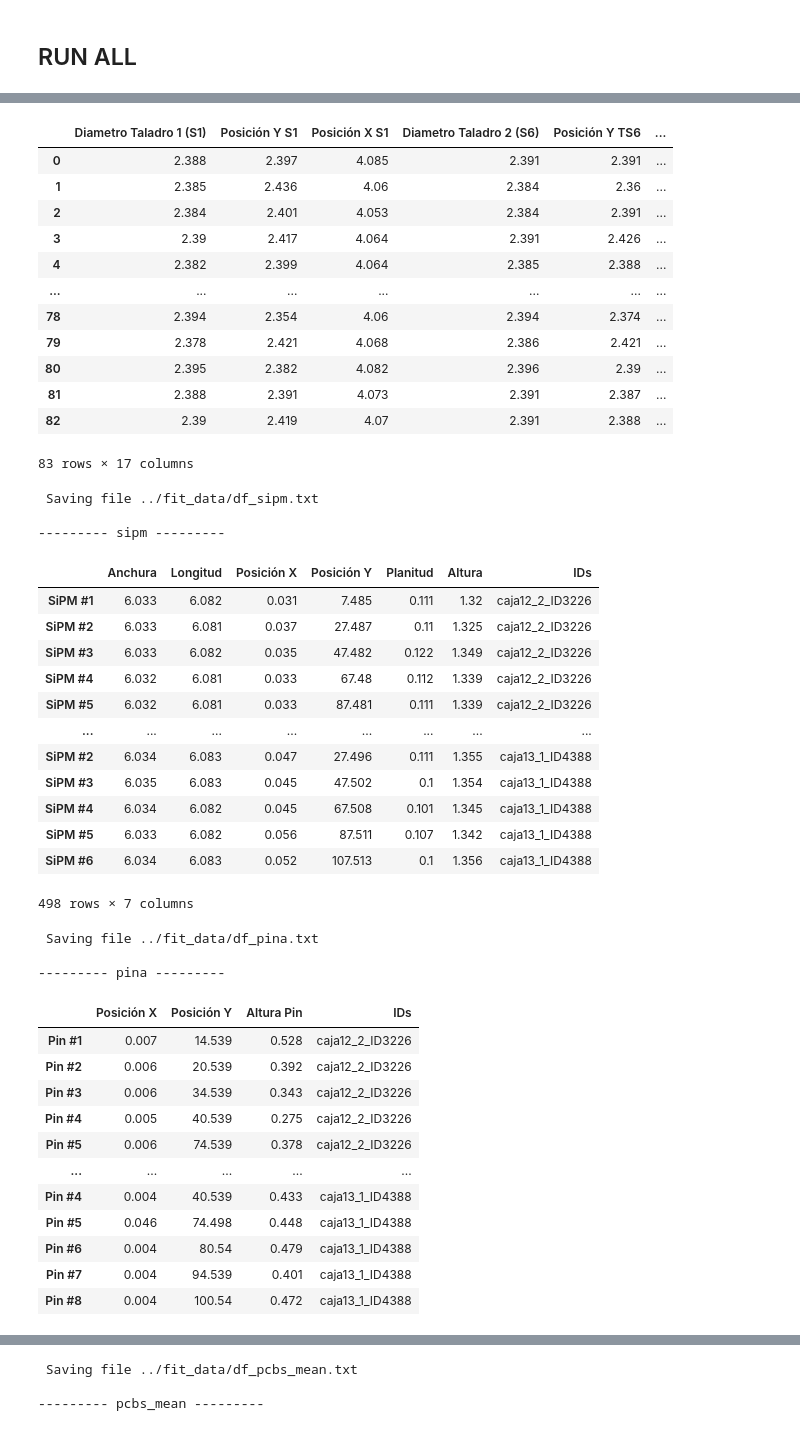
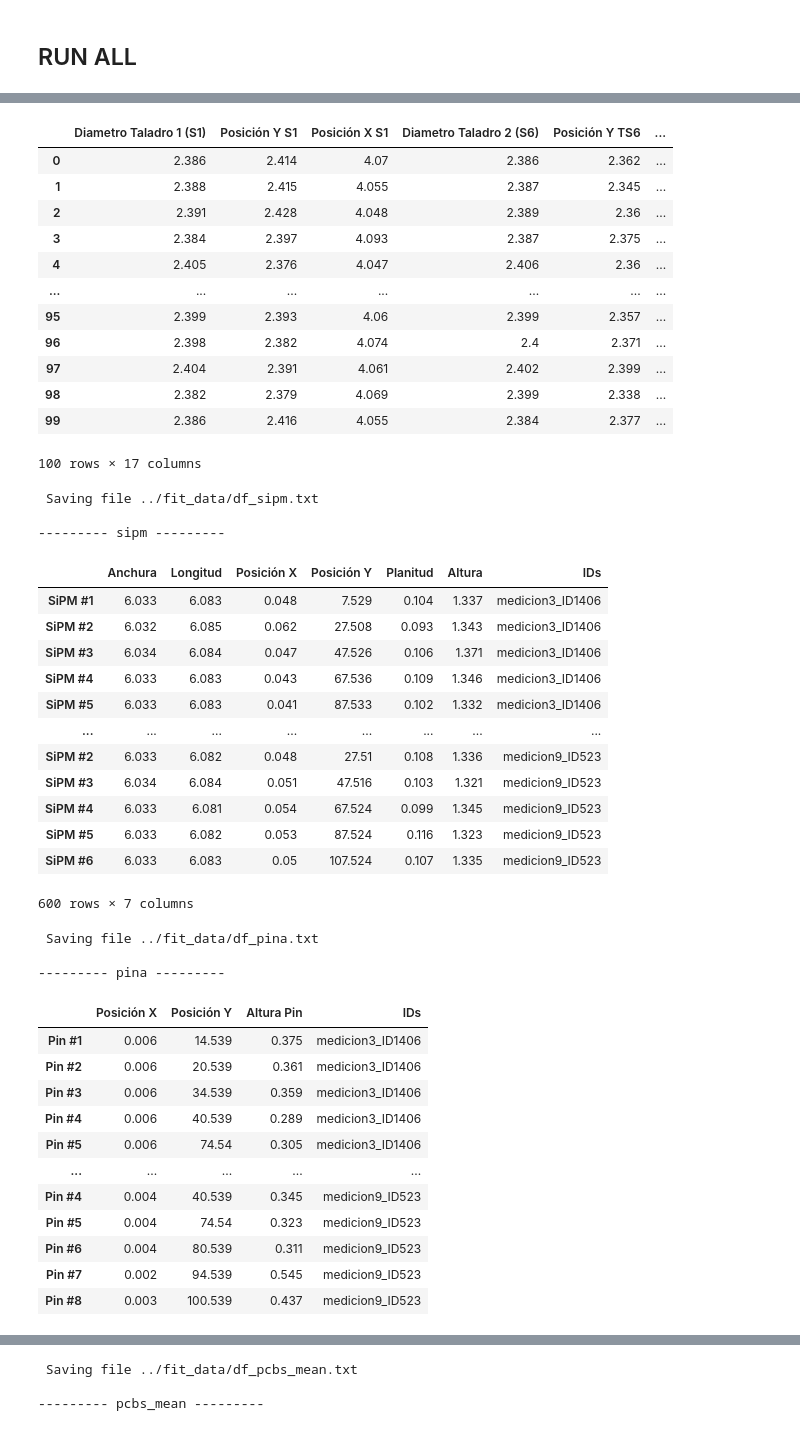
Before and after one commit to CIEMAT-Neutrino/Analysis_Lab_SiPMs, a Jupyter notebook: notebooks/SiPMsDimensions.ipynb, the cells around one changed output, grey strips where cells are left out. Saved outputs shown, nothing was run; the diff lists cells and outputs as text; code cells hidden in the pictures.

```diff
--- a/notebooks/SiPMsDimensions.ipynb
+++ b/notebooks/SiPMsDimensions.ipynb
@@ -31,7 +31,7 @@ pinr_labels = ['Altura Pin'] #pin reverso
 # They can also be printed in the notebook with terminal_output = True
 
 # folder = "../data/10_03_2023/"
-folder = "../data/05_05_2023/"
+folder = "../data/05_05_2023_corrected/"
 pcbs,sipm,pinr,pina = data2npy(folder=folder,pcbs_labels=pcbs_labels,sipm_labels=sipm_labels,pins_labels=pina_labels,mode=10,debug=False)
 
 # df_pcbs_ids = df_display(pcbs,labels = pcbs_labels+["IDs"],name="pcbs",terminal_output=True,save=True)
@@ -39,7 +39,7 @@ pcbs,sipm,pinr,pina = data2npy(folder=folder,pcbs_labels=pcbs_labels,sipm_labels
 # df_pina_ids = df_display(pina,labels = pina_labels+["IDs"],name="pina",terminal_output=True,save=True,index=["Pin #1","Pin #2","Pin #3","Pin #4","Pin #5","Pin #6","Pin #7","Pin #8"]*len(df_pcbs_ids))
 # df_pinr_ids = df_display(pinr,labels = pinr_labels+["IDs"],name="pinr",terminal_output=True,save=True,index=["Pin #1","Pin #2","Pin #3","Pin #4","Pin #5","Pin #6","Pin #7","Pin #8"]*len(df_pcbs_ids))
 
-folder = "../data/weird_05_05/"
+folder = "../data/weird_05_05_corrected/"
 Wpcbs,Wsipm,Wpinr,Wpina = data2npy(folder=folder,pcbs_labels=pcbs_labels,sipm_labels=sipm_labels,pins_labels=pina_labels,mode=3,debug=False)
 
 df_pcbs_ids = df_display(np.concatenate((pcbs,Wpcbs),axis=0),labels = pcbs_labels+["IDs"], name="pcbs", terminal_output=True, save=True)
@@ -63,48 +60,48 @@ WARNING: the configuration for the xlsx is hard-coded, any change in the naming
 
  Saving file ../fit_data/df_pcbs.txt
 
 --------- pcbs ---------
 |  | Diametro Taladro 1 (S1) | Posición Y S1 | Posición X S1 | Diametro Taladro 2 (S6) | Posición Y TS6 | ... |
-| 0 | 2.388 | 2.397 | 4.085 | 2.391 | 2.391 | ... |
-| 1 | 2.385 | 2.436 | 4.06 | 2.384 | 2.36 | ... |
-| 2 | 2.384 | 2.401 | 4.053 | 2.384 | 2.391 | ... |
-| 3 | 2.39 | 2.417 | 4.064 | 2.391 | 2.426 | ... |
-| 4 | 2.382 | 2.399 | 4.064 | 2.385 | 2.388 | ... |
+| 0 | 2.386 | 2.414 | 4.07 | 2.386 | 2.362 | ... |
+| 1 | 2.388 | 2.415 | 4.055 | 2.387 | 2.345 | ... |
+| 2 | 2.391 | 2.428 | 4.048 | 2.389 | 2.36 | ... |
+| 3 | 2.384 | 2.397 | 4.093 | 2.387 | 2.375 | ... |
+| 4 | 2.405 | 2.376 | 4.047 | 2.406 | 2.36 | ... |
 | ... | ... | ... | ... | ... | ... | ... |
-| 78 | 2.394 | 2.354 | 4.06 | 2.394 | 2.374 | ... |
-| 79 | 2.378 | 2.421 | 4.068 | 2.386 | 2.421 | ... |
-| 80 | 2.395 | 2.382 | 4.082 | 2.396 | 2.39 | ... |
-| 81 | 2.388 | 2.391 | 4.073 | 2.391 | 2.387 | ... |
-| 82 | 2.39 | 2.419 | 4.07 | 2.391 | 2.388 | ... |
+| 95 | 2.399 | 2.393 | 4.06 | 2.399 | 2.357 | ... |
+| 96 | 2.398 | 2.382 | 4.074 | 2.4 | 2.371 | ... |
+| 97 | 2.404 | 2.391 | 4.061 | 2.402 | 2.399 | ... |
+| 98 | 2.382 | 2.379 | 4.069 | 2.399 | 2.338 | ... |
+| 99 | 2.386 | 2.416 | 4.055 | 2.384 | 2.377 | ... |
-83 rows × 17 columns
+100 rows × 17 columns
  Saving file ../fit_data/df_sipm.txt
 
 --------- sipm ---------
 |  | Anchura | Longitud | Posición X | Posición Y | Planitud | Altura | IDs |
-| SiPM #1 | 6.033 | 6.082 | 0.031 | 7.485 | 0.111 | 1.32 | caja12_2_ID3226 |
-| SiPM #2 | 6.033 | 6.081 | 0.037 | 27.487 | 0.11 | 1.325 | caja12_2_ID3226 |
-| SiPM #3 | 6.033 | 6.082 | 0.035 | 47.482 | 0.122 | 1.349 | caja12_2_ID3226 |
-| SiPM #4 | 6.032 | 6.081 | 0.033 | 67.48 | 0.112 | 1.339 | caja12_2_ID3226 |
-| SiPM #5 | 6.032 | 6.081 | 0.033 | 87.481 | 0.111 | 1.339 | caja12_2_ID3226 |
+| SiPM #1 | 6.033 | 6.083 | 0.048 | 7.529 | 0.104 | 1.337 | medicion3_ID1406 |
+| SiPM #2 | 6.032 | 6.085 | 0.062 | 27.508 | 0.093 | 1.343 | medicion3_ID1406 |
+| SiPM #3 | 6.034 | 6.084 | 0.047 | 47.526 | 0.106 | 1.371 | medicion3_ID1406 |
+| SiPM #4 | 6.033 | 6.083 | 0.043 | 67.536 | 0.109 | 1.346 | medicion3_ID1406 |
+| SiPM #5 | 6.033 | 6.083 | 0.041 | 87.533 | 0.102 | 1.332 | medicion3_ID1406 |
 | ... | ... | ... | ... | ... | ... | ... | ... |
-| SiPM #2 | 6.034 | 6.083 | 0.047 | 27.496 | 0.111 | 1.355 | caja13_1_ID4388 |
-| SiPM #3 | 6.035 | 6.083 | 0.045 | 47.502 | 0.1 | 1.354 | caja13_1_ID4388 |
-| SiPM #4 | 6.034 | 6.082 | 0.045 | 67.508 | 0.101 | 1.345 | caja13_1_ID4388 |
-| SiPM #5 | 6.033 | 6.082 | 0.056 | 87.511 | 0.107 | 1.342 | caja13_1_ID4388 |
-| SiPM #6 | 6.034 | 6.083 | 0.052 | 107.513 | 0.1 | 1.356 | caja13_1_ID4388 |
+| SiPM #2 | 6.033 | 6.082 | 0.048 | 27.51 | 0.108 | 1.336 | medicion9_ID523 |
+| SiPM #3 | 6.034 | 6.084 | 0.051 | 47.516 | 0.103 | 1.321 | medicion9_ID523 |
+| SiPM #4 | 6.033 | 6.081 | 0.054 | 67.524 | 0.099 | 1.345 | medicion9_ID523 |
+| SiPM #5 | 6.033 | 6.082 | 0.053 | 87.524 | 0.116 | 1.323 | medicion9_ID523 |
+| SiPM #6 | 6.033 | 6.083 | 0.05 | 107.524 | 0.107 | 1.335 | medicion9_ID523 |
-498 rows × 7 columns
+600 rows × 7 columns
  Saving file ../fit_data/df_pina.txt
 
 --------- pina ---------
 |  | Posición X | Posición Y | Altura Pin | IDs |
-| Pin #1 | 0.007 | 14.539 | 0.528 | caja12_2_ID3226 |
-| Pin #2 | 0.006 | 20.539 | 0.392 | caja12_2_ID3226 |
-| Pin #3 | 0.006 | 34.539 | 0.343 | caja12_2_ID3226 |
-| Pin #4 | 0.005 | 40.539 | 0.275 | caja12_2_ID3226 |
-| Pin #5 | 0.006 | 74.539 | 0.378 | caja12_2_ID3226 |
+| Pin #1 | 0.006 | 14.539 | 0.375 | medicion3_ID1406 |
+| Pin #2 | 0.006 | 20.539 | 0.361 | medicion3_ID1406 |
+| Pin #3 | 0.006 | 34.539 | 0.359 | medicion3_ID1406 |
+| Pin #4 | 0.006 | 40.539 | 0.289 | medicion3_ID1406 |
+| Pin #5 | 0.006 | 74.54 | 0.305 | medicion3_ID1406 |
 | ... | ... | ... | ... | ... |
-| Pin #4 | 0.004 | 40.539 | 0.433 | caja13_1_ID4388 |
-| Pin #5 | 0.046 | 74.498 | 0.448 | caja13_1_ID4388 |
-| Pin #6 | 0.004 | 80.54 | 0.479 | caja13_1_ID4388 |
-| Pin #7 | 0.004 | 94.539 | 0.401 | caja13_1_ID4388 |
-| Pin #8 | 0.004 | 100.54 | 0.472 | caja13_1_ID4388 |
+| Pin #4 | 0.004 | 40.539 | 0.345 | medicion9_ID523 |
+| Pin #5 | 0.004 | 74.54 | 0.323 | medicion9_ID523 |
+| Pin #6 | 0.004 | 80.539 | 0.311 | medicion9_ID523 |
+| Pin #7 | 0.002 | 94.539 | 0.545 | medicion9_ID523 |
+| Pin #8 | 0.003 | 100.539 | 0.437 | medicion9_ID523 |
```
Also changed, not shown: parts of 13 cells of this notebook, 2 other files.
